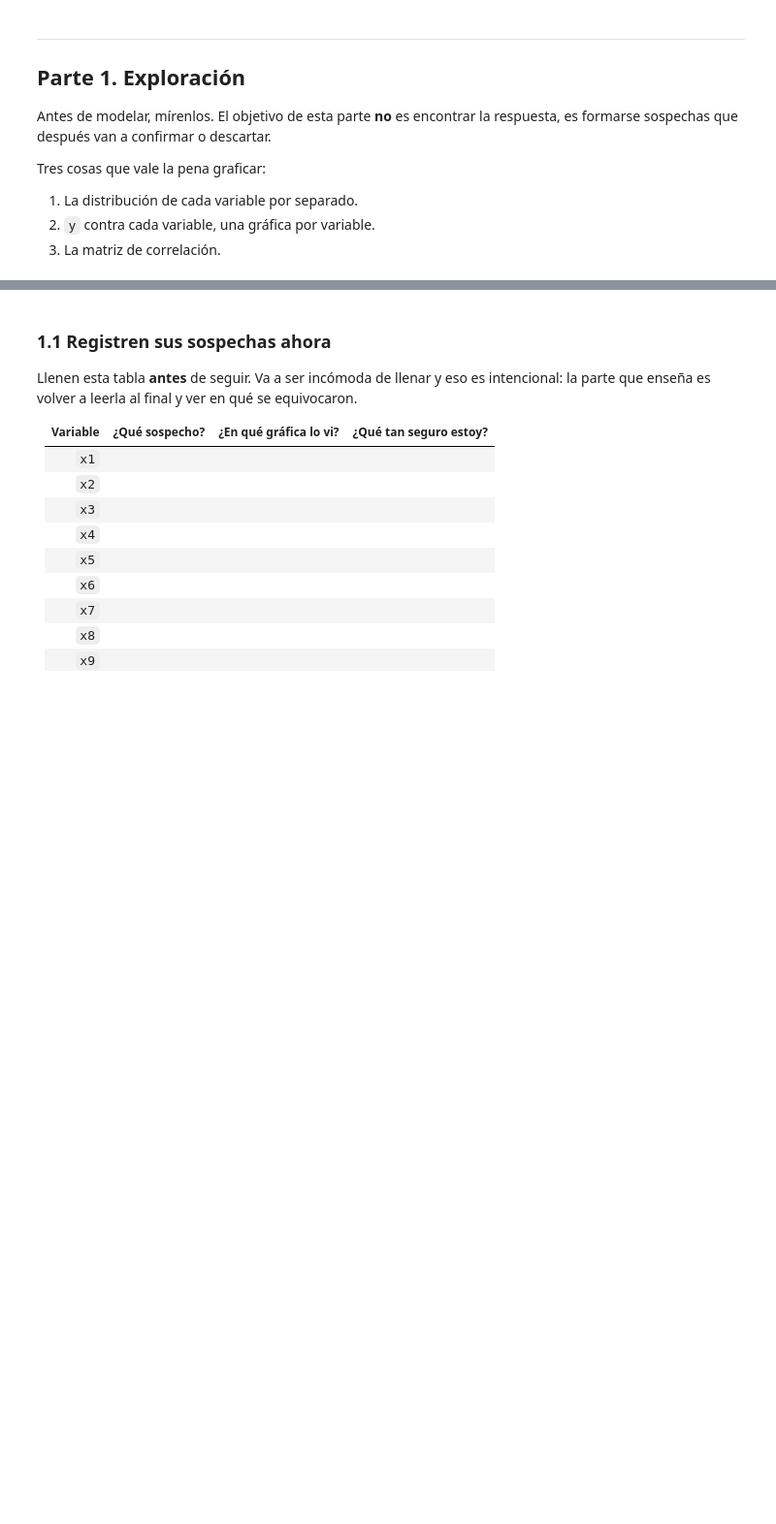
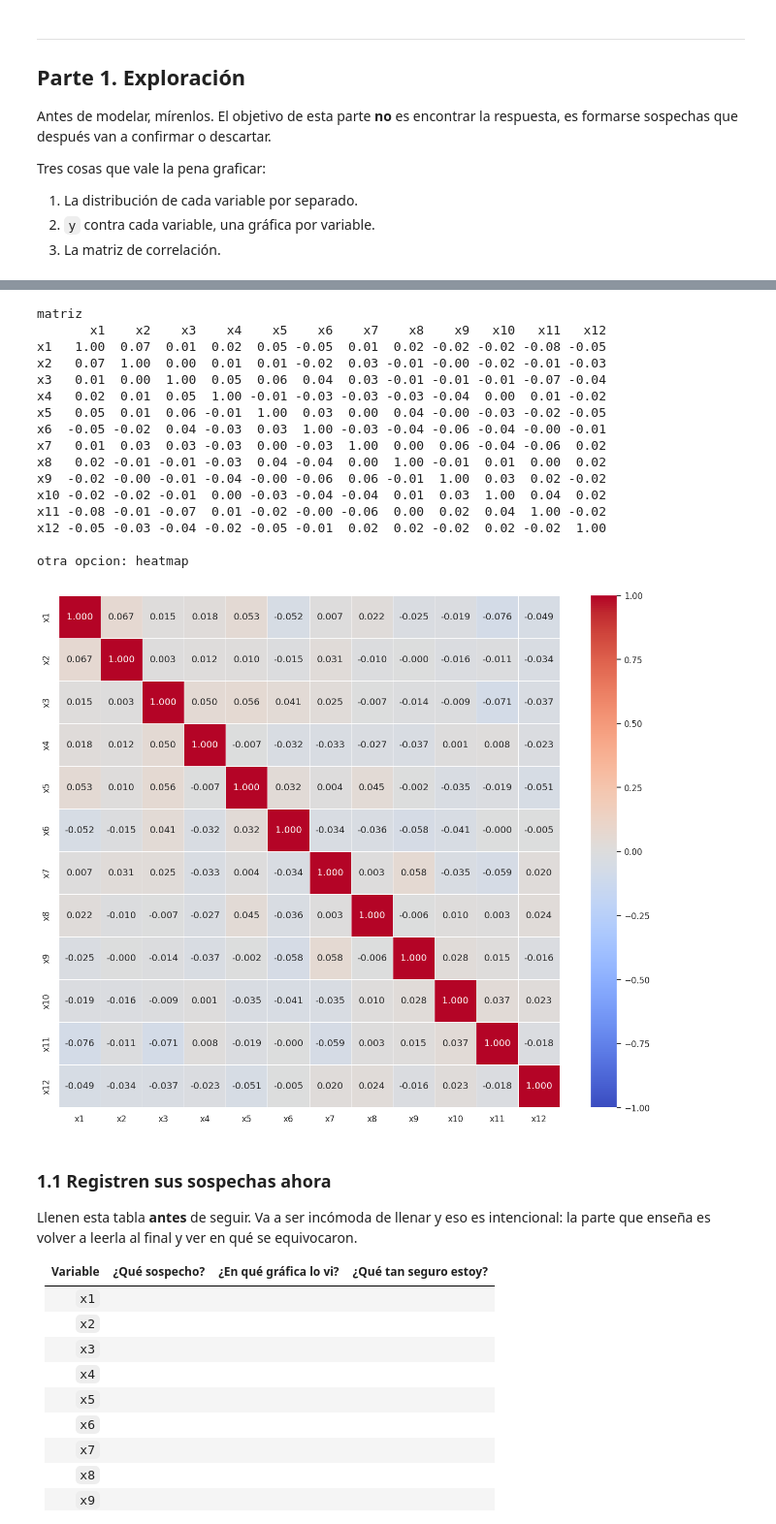
Before and after one commit to nasaul/mineria_datos, a Jupyter notebook: tareas/tarea_01_aproximacion_funcion.ipynb, the cells around one changed output, grey strips where cells are left out. Shown at 97% size. Saved outputs shown, nothing was run; the diff lists cells and outputs as text; code cells hidden in the pictures; blank space fills up the shorter version.

```diff
--- a/tareas/tarea_01_aproximacion_funcion.ipynb
+++ b/tareas/tarea_01_aproximacion_funcion.ipynb
@@ -170,5 +218,31 @@ Tres cosas que vale la pena graficar:
 # %%
 # TODO: matriz de correlación entre las 12 variables y `y`.
+corr_matrix = train[VARIABLES].corr()
+print("matriz")
+print (corr_matrix.round(2))
+print("\notra opcion: heatmap")
+plt.figure(figsize=(12, 10))
+sns.heatmap(corr_matrix, annot=True, cmap='coolwarm', fmt=".3f", linewidths=0.5, vmin=-1, vmax=1)
+plt.tight_layout()
+plt.show()
+# %% [output]
+matriz
+       x1    x2    x3    x4    x5    x6    x7    x8    x9   x10   x11   x12
+x1   1.00  0.07  0.01  0.02  0.05 -0.05  0.01  0.02 -0.02 -0.02 -0.08 -0.05
+x2   0.07  1.00  0.00  0.01  0.01 -0.02  0.03 -0.01 -0.00 -0.02 -0.01 -0.03
+x3   0.01  0.00  1.00  0.05  0.06  0.04  0.03 -0.01 -0.01 -0.01 -0.07 -0.04
+x4   0.02  0.01  0.05  1.00 -0.01 -0.03 -0.03 -0.03 -0.04  0.00  0.01 -0.02
+x5   0.05  0.01  0.06 -0.01  1.00  0.03  0.00  0.04 -0.00 -0.03 -0.02 -0.05
+x6  -0.05 -0.02  0.04 -0.03  0.03  1.00 -0.03 -0.04 -0.06 -0.04 -0.00 -0.01
+x7   0.01  0.03  0.03 -0.03  0.00 -0.03  1.00  0.00  0.06 -0.04 -0.06  0.02
+x8   0.02 -0.01 -0.01 -0.03  0.04 -0.04  0.00  1.00 -0.01  0.01  0.00  0.02
+x9  -0.02 -0.00 -0.01 -0.04 -0.00 -0.06  0.06 -0.01  1.00  0.03  0.02 -0.02
+x10 -0.02 -0.02 -0.01  0.00 -0.03 -0.04 -0.04  0.01  0.03  1.00  0.04  0.02
+x11 -0.08 -0.01 -0.07  0.01 -0.02 -0.00 -0.06  0.00  0.02  0.04  1.00 -0.02
+x12 -0.05 -0.03 -0.04 -0.02 -0.05 -0.01  0.02  0.02 -0.02  0.02 -0.02  1.00
+
+otra opcion: heatmap
+[figure, added]
 # %% [markdown]
 ### 1.1 Registren sus sospechas ahora
 
```
Also changed, not shown: parts of 16 cells of this notebook, 1 other file.
